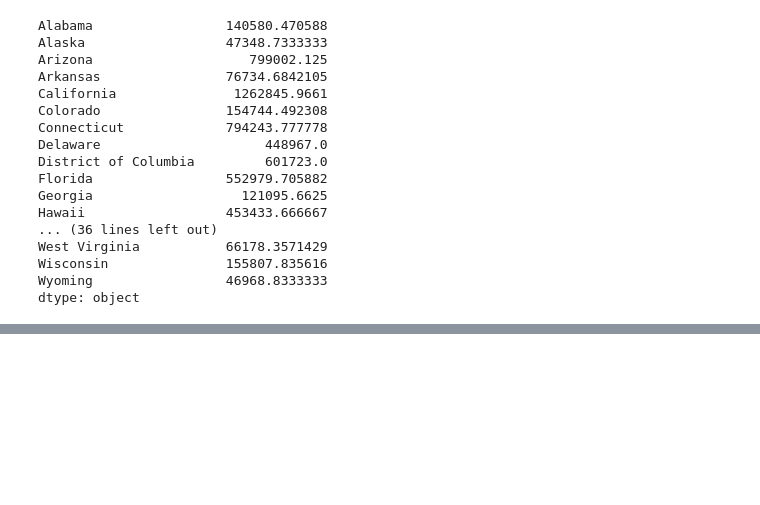
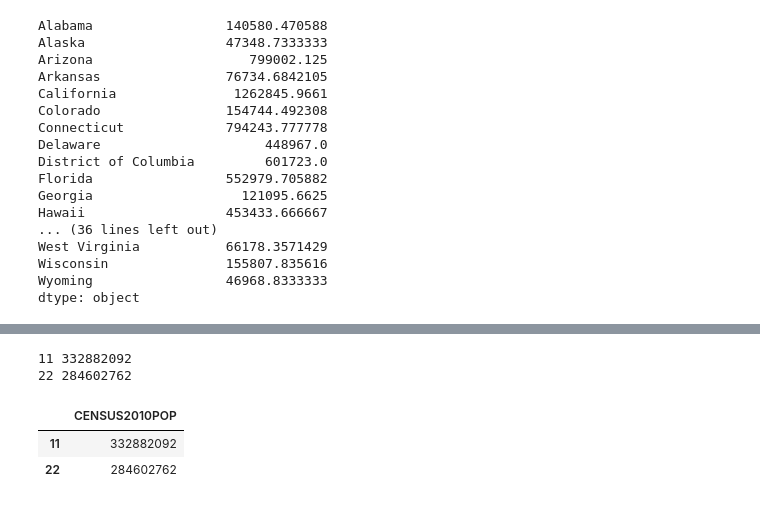
Before and after one commit to kishorepv/Data-Science-with-Python, a Jupyter notebook: Pandas library (Python).ipynb, the cells around one changed output, grey strips where cells are left out. Cells and saved outputs as stored; diff of their text form; code cells hidden in the pictures; blank space fills up the shorter version.

```diff
--- a/Pandas library (Python).ipynb
+++ b/Pandas library (Python).ipynb
@@ -1129,0 +1171,19 @@ c_df.groupby
+# %%
+def func(idx):
+    if idx[0] in "ABCDEFGHIJKLM":
+        return 11
+    else:
+        return 22
+c_df.set_index("STNAME", inplace=True) #fails unless the index is set to the required column value to groupby
+for group,dframe in c_df.groupby(func):
+    print(group, np.sum(dframe[col]))
+# %% [output]
+11 332882092
+22 284602762
+# %%
+# above can be done using agg (short for aggregate) method on return value of groupby
+c_df.groupby(func).agg({col:np.sum})
+# %% [output]
+|  | CENSUS2010POP |
+| 11 | 332882092 |
+| 22 | 284602762 |
```
Also changed, not shown: parts of 16 cells of this notebook.
